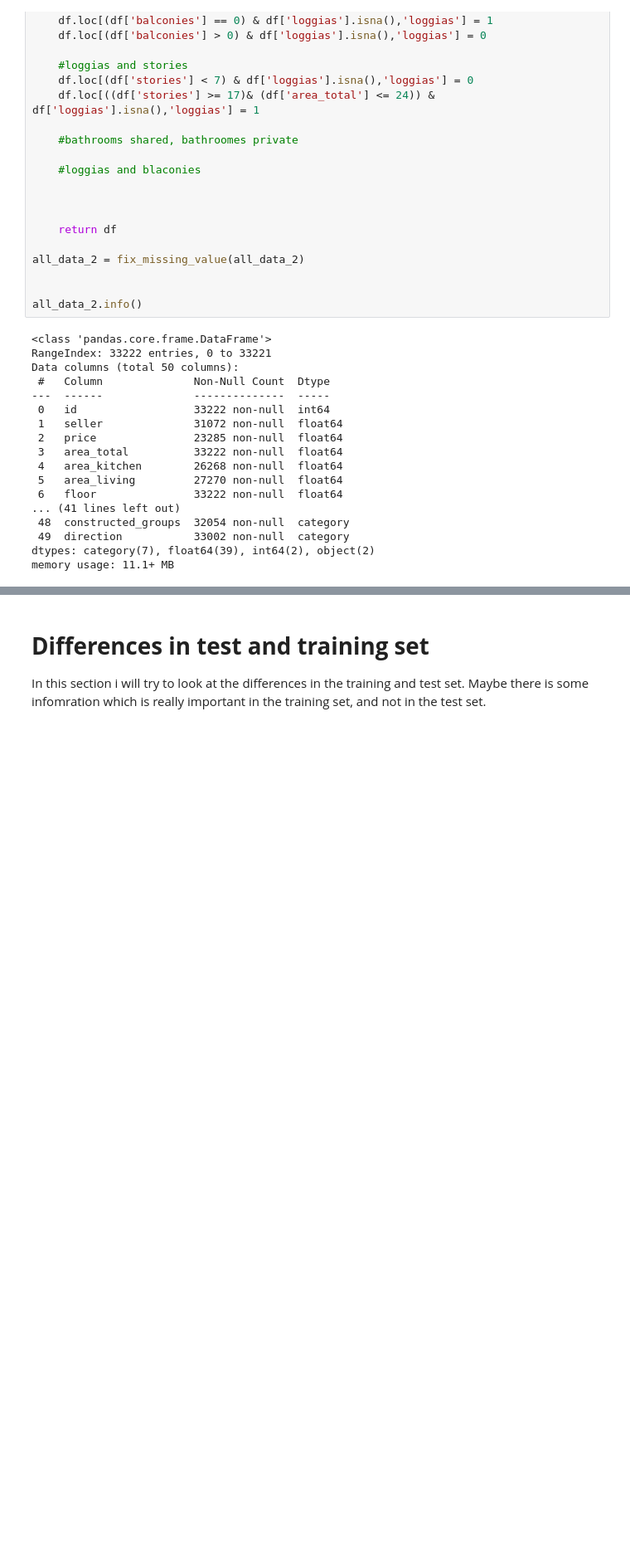
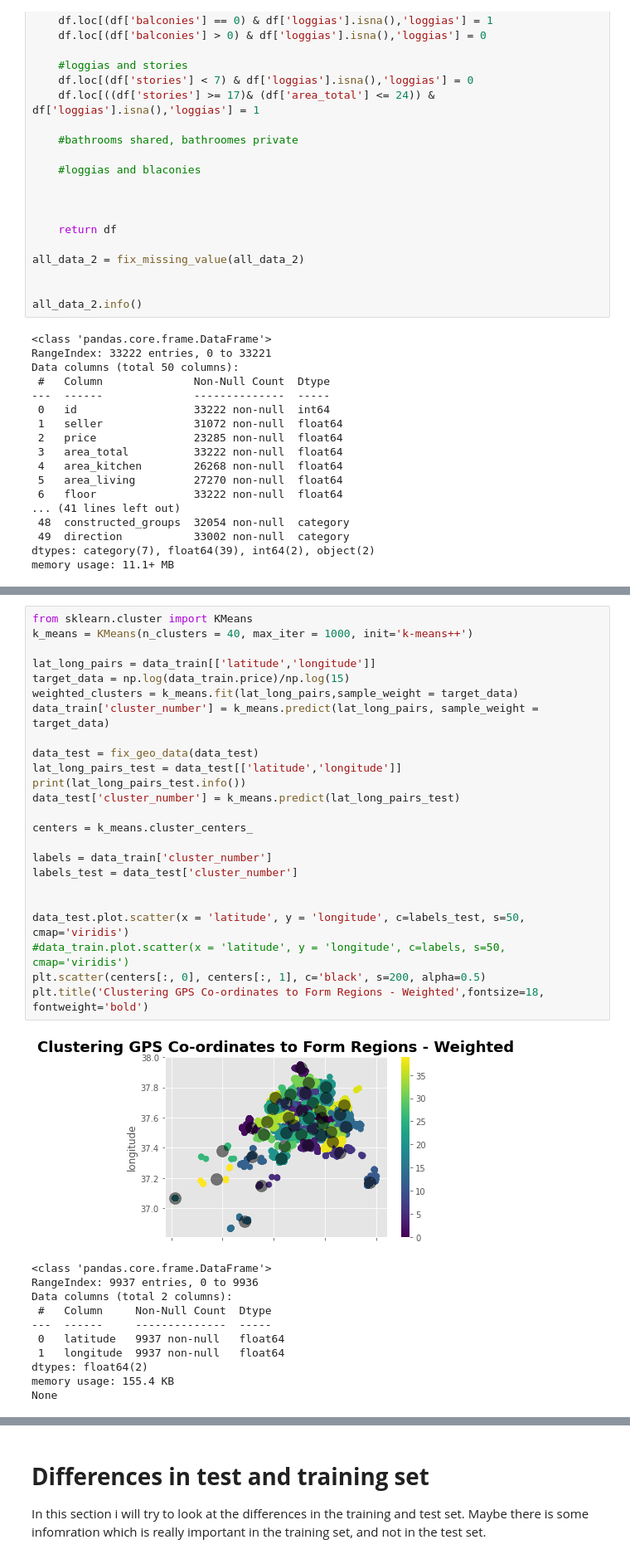
Before and after one commit to kjappvaffel/moscow_housing, a Jupyter notebook: EDA_DataCleaning_FeatureEngineering/EDA.ipynb, the cells around one changed output, grey strips where cells are left out. Shown at 83% size. Saved outputs shown, nothing was run; the diff lists cells and outputs as text; blank space fills up the shorter version.

Commit message:
changed fixed data to first add long/lat, and then calculate data. Also made clustering for geo_data

```diff
--- a/EDA_DataCleaning_FeatureEngineering/EDA.ipynb
+++ b/EDA_DataCleaning_FeatureEngineering/EDA.ipynb
@@ -1288,0 +1740,36 @@ memory usage: 11.1+ MB
+# %%
+from sklearn.cluster import KMeans
+k_means = KMeans(n_clusters = 40, max_iter = 1000, init='k-means++')
+
+lat_long_pairs = data_train[['latitude','longitude']]
+target_data = np.log(data_train.price)/np.log(15)
+weighted_clusters = k_means.fit(lat_long_pairs,sample_weight = target_data)
+data_train['cluster_number'] = k_means.predict(lat_long_pairs, sample_weight = target_data)
+
+data_test = fix_geo_data(data_test)
+lat_long_pairs_test = data_test[['latitude','longitude']]
+print(lat_long_pairs_test.info())
+data_test['cluster_number'] = k_means.predict(lat_long_pairs_test)
+
+centers = k_means.cluster_centers_
+
+labels = data_train['cluster_number']
+labels_test = data_test['cluster_number']
+
+
+data_test.plot.scatter(x = 'latitude', y = 'longitude', c=labels_test, s=50, cmap='viridis')
+#data_train.plot.scatter(x = 'latitude', y = 'longitude', c=labels, s=50, cmap='viridis')
+plt.scatter(centers[:, 0], centers[:, 1], c='black', s=200, alpha=0.5)
+plt.title('Clustering GPS Co-ordinates to Form Regions - Weighted',fontsize=18, fontweight='bold')
+# %% [output]
+[figure, added]
+<class 'pandas.core.frame.DataFrame'>
+RangeIndex: 9937 entries, 0 to 9936
+Data columns (total 2 columns):
+ #   Column     Non-Null Count  Dtype
+---  ------     --------------  -----
+ 0   latitude   9937 non-null   float64
+ 1   longitude  9937 non-null   float64
+dtypes: float64(2)
+memory usage: 155.4 KB
+None
```
Also changed, not shown: parts of 65 cells of this notebook.
